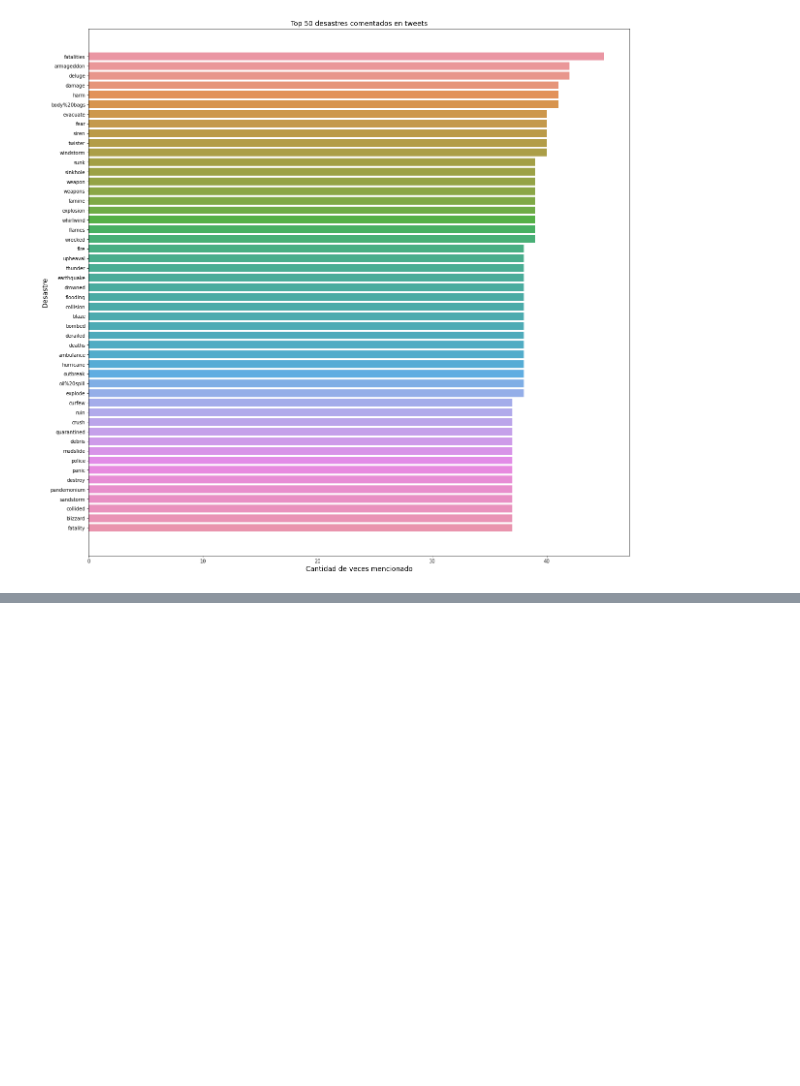
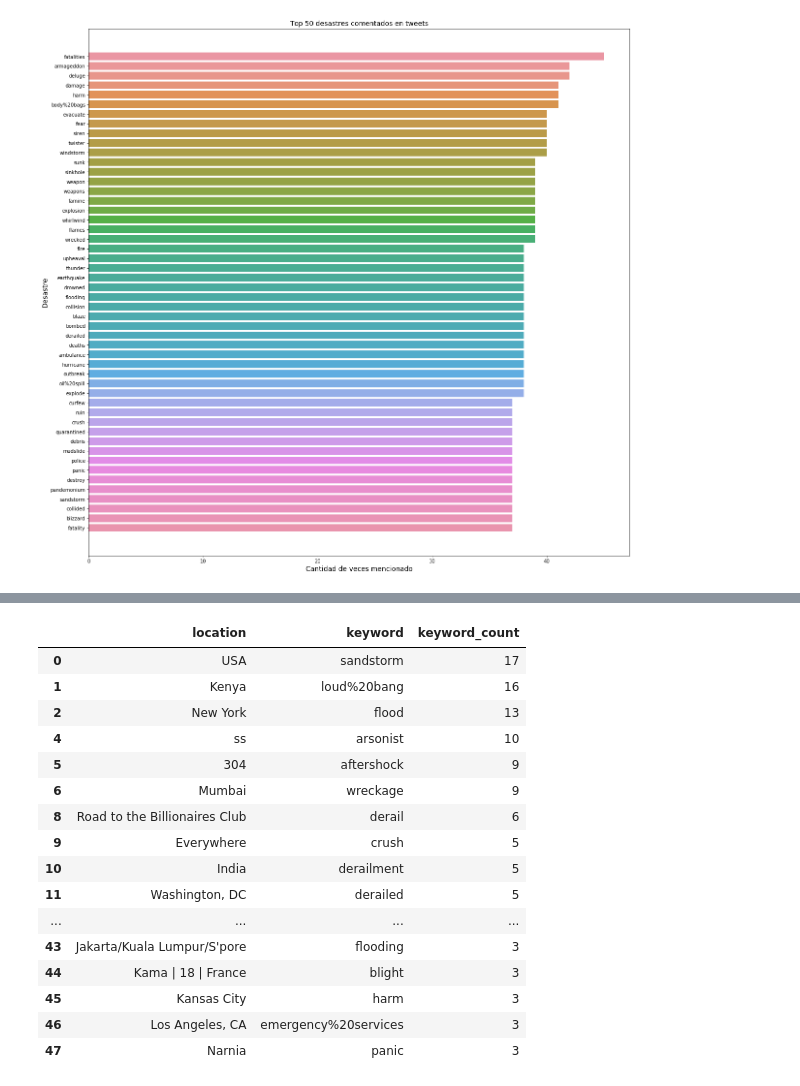
Before and after one commit to milemarchese/OrganizacionDeDatos, a Jupyter notebook: Análisis Exploratorio.ipynb, the cells around one changed output, grey strips where cells are left out. Cells and saved outputs as stored; diff of their text form; code cells hidden in the pictures; blank space fills up the shorter version.

```diff
--- a/Análisis Exploratorio.ipynb
+++ b/Análisis Exploratorio.ipynb
@@ -100,0 +175,27 @@ grafico.plot()
+# %%
+#Falta filtrar por target
+tweets.dropna(subset = ['location', 'keyword'], inplace= True)
+locations = tweets.groupby(['location', 'keyword']).size().nlargest(50)
+locations = locations.reset_index()
+col_rename = {0 : 'keyword_count'}
+locations = locations.rename(columns = col_rename)
+locations.drop_duplicates(subset = 'location',keep = 'first', inplace = True)
+locations
+# %% [output]
+|  | location | keyword | keyword_count |
+| 0 | USA | sandstorm | 17 |
+| 1 | Kenya | loud%20bang | 16 |
+| 2 | New York | flood | 13 |
+| 4 | ss | arsonist | 10 |
+| 5 | 304 | aftershock | 9 |
+| 6 | Mumbai | wreckage | 9 |
+| 8 | Road to the Billionaires Club | derail | 6 |
+| 9 | Everywhere | crush | 5 |
+| 10 | India | derailment | 5 |
+| 11 | Washington, DC | derailed | 5 |
+| ... | ... | ... | ... |
+| 43 | Jakarta/Kuala Lumpur/S'pore | flooding | 3 |
+| 44 | Kama | 18 | France | blight | 3 |
+| 45 | Kansas City | harm | 3 |
+| 46 | Los Angeles, CA | emergency%20services | 3 |
+| 47 | Narnia | panic | 3 |
```
Also changed, not shown: parts of 6 cells of this notebook.
